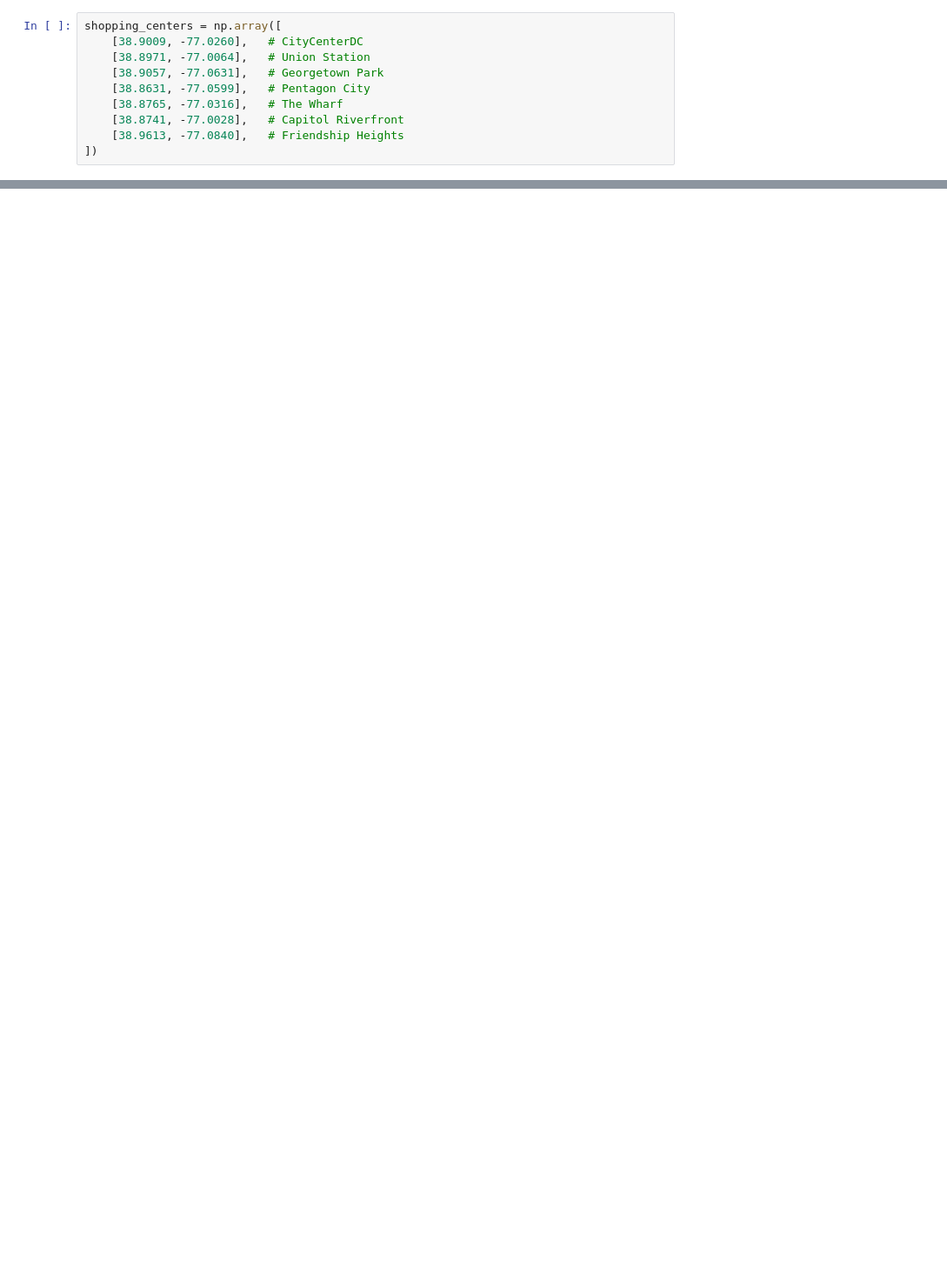
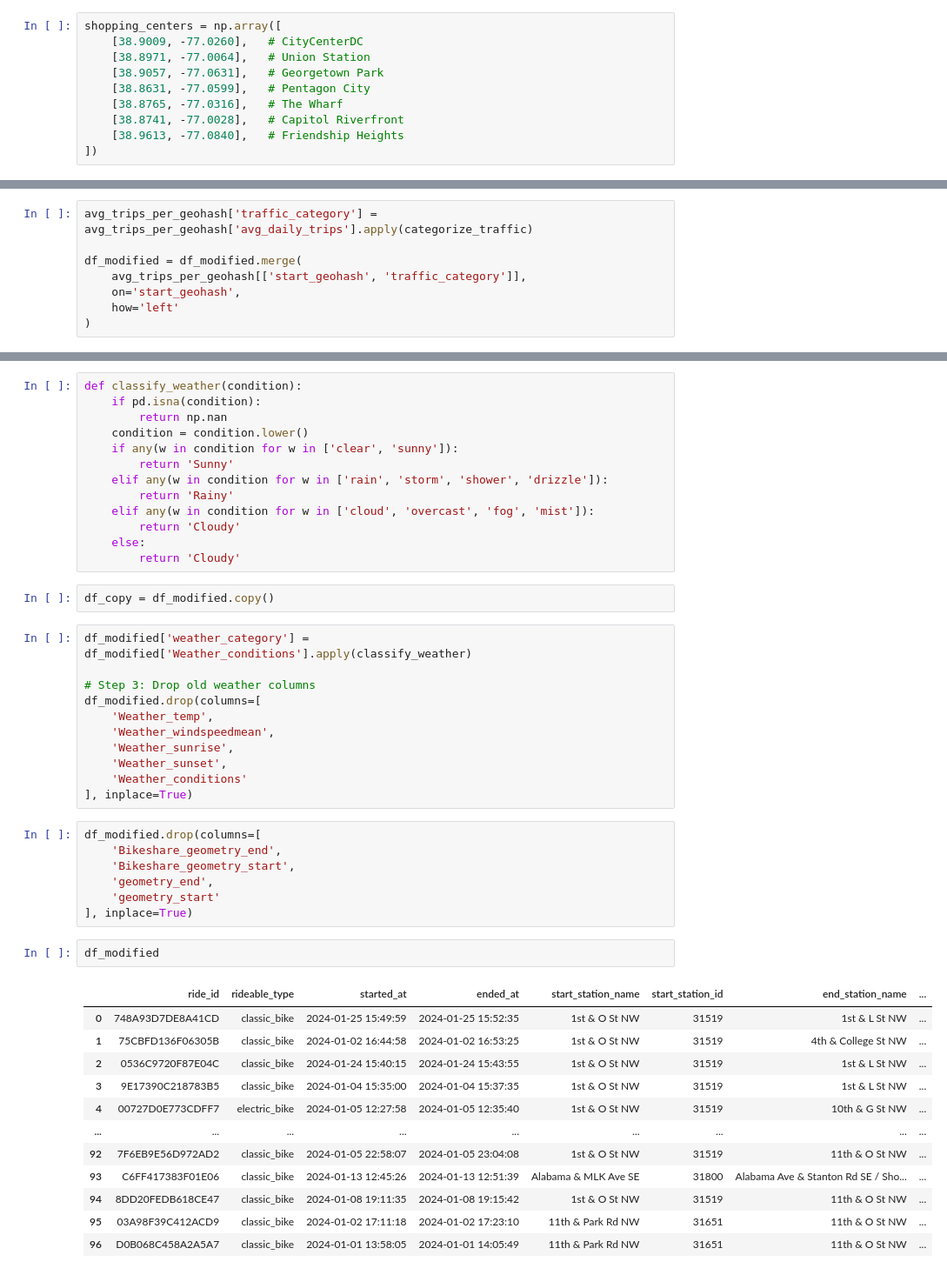
Before and after one commit to wissamttajjar/Datamining_project_1, a Jupyter notebook: jupyter labs/metro stops preprocessing.ipynb, the cells around one changed output, grey strips where cells are left out. Shown: that part at 87% size. Drawn from its saved outputs; the diff is of its cells as text; blank space fills up the shorter version.

```diff
--- a/jupyter labs/metro stops preprocessing.ipynb
+++ b/jupyter labs/metro stops preprocessing.ipynb
@@ -238,0 +286,8 @@ daily_trip_counts
+# %%
+avg_trips_per_geohash['traffic_category'] = avg_trips_per_geohash['avg_daily_trips'].apply(categorize_traffic)
+
+df_modified = df_modified.merge(
+    avg_trips_per_geohash[['start_geohash', 'traffic_category']],
+    on='start_geohash',
+    how='left'
+)
@@ -238,0 +320,48 @@ daily_trip_counts
+# %%
+def classify_weather(condition):
+    if pd.isna(condition):
+        return np.nan
+    condition = condition.lower()
+    if any(w in condition for w in ['clear', 'sunny']):
+        return 'Sunny'
+    elif any(w in condition for w in ['rain', 'storm', 'shower', 'drizzle']):
+        return 'Rainy'
+    elif any(w in condition for w in ['cloud', 'overcast', 'fog', 'mist']):
+        return 'Cloudy'
+    else:
+        return 'Cloudy'
+# %%
+df_copy = df_modified.copy()
+# %%
+df_modified['weather_category'] = df_modified['Weather_conditions'].apply(classify_weather)
+
+# Step 3: Drop old weather columns
+df_modified.drop(columns=[
+    'Weather_temp',
+    'Weather_windspeedmean',
+    'Weather_sunrise',
+    'Weather_sunset',
+    'Weather_conditions'
+], inplace=True)
+# %%
+df_modified.drop(columns=[
+    'Bikeshare_geometry_end',
+    'Bikeshare_geometry_start',
+    'geometry_end',
+    'geometry_start'
+], inplace=True)
+# %%
+df_modified
+# %% [output]
+|  | ride_id | rideable_type | started_at | ended_at | start_station_name | start_station_id | end_station_name | ... |
+| 0 | 748A93D7DE8A41CD | classic_bike | 2024-01-25 15:49:59 | 2024-01-25 15:52:35 | 1st & O St NW | 31519 | 1st & L St NW | ... |
+| 1 | 75CBFD136F06305B | classic_bike | 2024-01-02 16:44:58 | 2024-01-02 16:53:25 | 1st & O St NW | 31519 | 4th & College St NW | ... |
+| 2 | 0536C9720F87E04C | classic_bike | 2024-01-24 15:40:15 | 2024-01-24 15:43:55 | 1st & O St NW | 31519 | 1st & L St NW | ... |
+| 3 | 9E17390C218783B5 | classic_bike | 2024-01-04 15:35:00 | 2024-01-04 15:37:35 | 1st & O St NW | 31519 | 1st & L St NW | ... |
+| 4 | 00727D0E773CDFF7 | electric_bike | 2024-01-05 12:27:58 | 2024-01-05 12:35:40 | 1st & O St NW | 31519 | 10th & G St NW | ... |
+| ... | ... | ... | ... | ... | ... | ... | ... | ... |
+| 92 | 7F6EB9E56D972AD2 | classic_bike | 2024-01-05 22:58:07 | 2024-01-05 23:04:08 | 1st & O St NW | 31519 | 11th & O St NW | ... |
+| 93 | C6FF417383F01E06 | classic_bike | 2024-01-13 12:45:26 | 2024-01-13 12:51:39 | Alabama & MLK Ave SE | 31800 | Alabama Ave & Stanton Rd SE / Sho... | ... |
+| 94 | 8DD20FEDB618CE47 | classic_bike | 2024-01-08 19:11:35 | 2024-01-08 19:15:42 | 1st & O St NW | 31519 | 11th & O St NW | ... |
+| 95 | 03A98F39C412ACD9 | classic_bike | 2024-01-02 17:11:18 | 2024-01-02 17:23:10 | 11th & Park Rd NW | 31651 | 11th & O St NW | ... |
+| 96 | D0B068C458A2A5A7 | classic_bike | 2024-01-01 13:58:05 | 2024-01-01 14:05:49 | 11th & Park Rd NW | 31651 | 11th & O St NW | ... |
```
Also changed, not shown: parts of 26 cells of this notebook, 2 other files.
